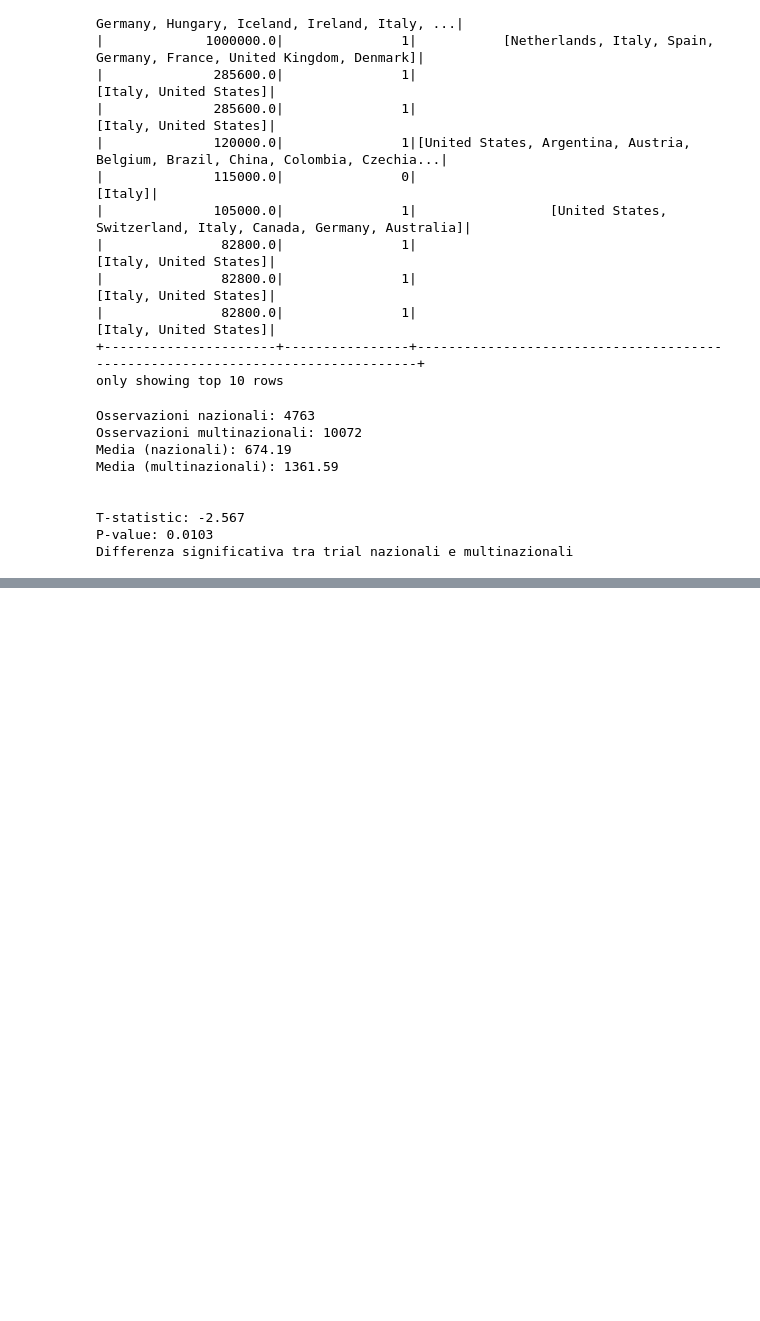
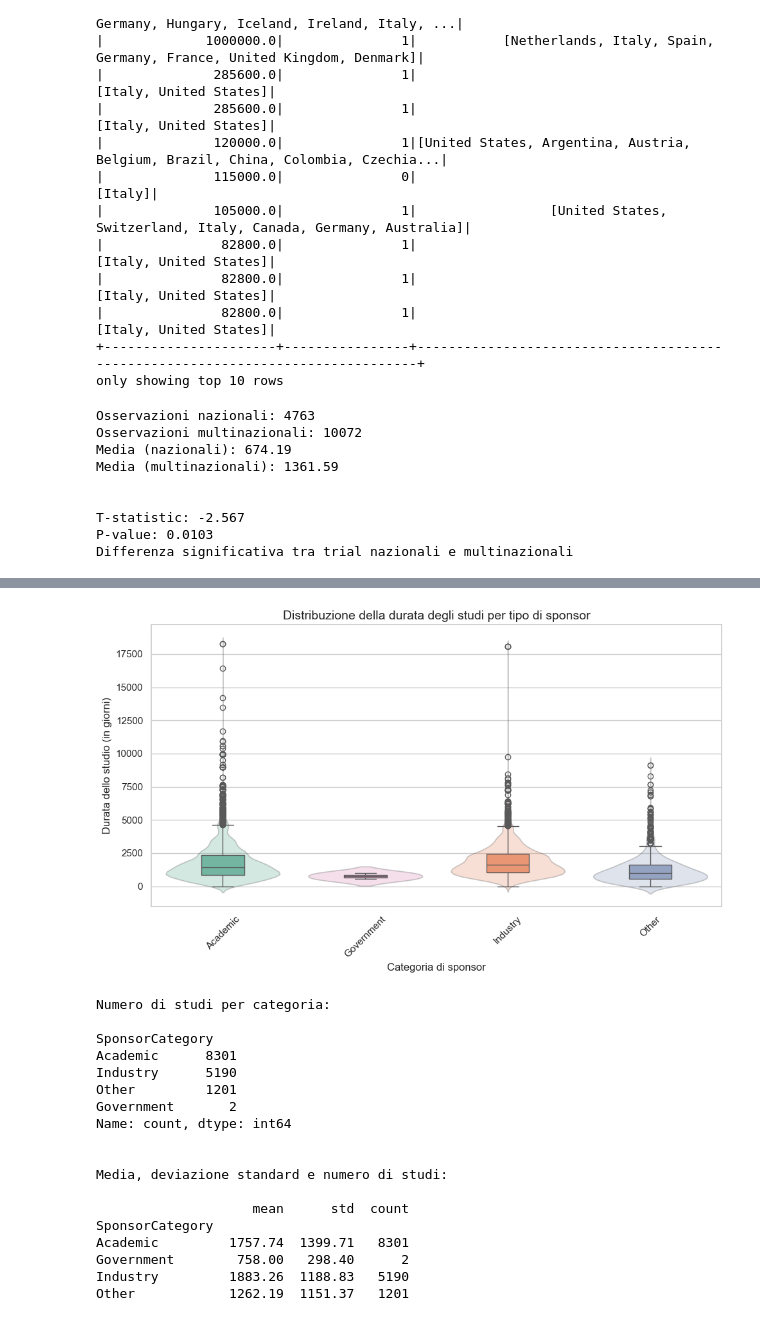
Before and after one commit to Leonard2310/MedAnalytics, a Jupyter notebook: homework.ipynb, the cells around one changed output, grey strips where cells are left out. Saved outputs shown, nothing was run; the diff lists cells and outputs as text; code cells hidden in the pictures; blank space fills up the shorter version.

```diff
--- a/homework.ipynb
+++ b/homework.ipynb
@@ -688,0 +823,51 @@ Differenza significativa tra trial nazionali e multinazionali
+# %%
+import seaborn as sns
+import matplotlib.pyplot as plt
+import pandas as pd
+
+# Boxplot e Violinplot
+plt.figure(figsize=(10, 6))
+sns.set(style="whitegrid")
+
+order = sorted(pdf_sponsor['SponsorCategory'].dropna().unique())
+
+sns.violinplot(data=pdf_sponsor, x="SponsorCategory", y="DurationDays", hue="SponsorCategory",
+               order=order, palette="Set2", inner=None, alpha=0.3, legend=False)
+sns.boxplot(data=pdf_sponsor, x="SponsorCategory", y="DurationDays", hue="SponsorCategory",
+            order=order, palette="Set2", width=0.3, legend=False)
+
+plt.title("Distribuzione della durata degli studi per tipo di sponsor", fontsize=14)
+plt.xlabel("Categoria di sponsor")
+plt.ylabel("Durata dello studio (in giorni)")
+plt.xticks(rotation=45)
+plt.tight_layout()
+plt.show()
+
+# Conteggio degli studi per categoria
+print("Numero di studi per categoria:\n")
+print(pdf_sponsor['SponsorCategory'].value_counts())
+print("\n")
+
+# Statistiche descrittive per categoria
+print("Media, deviazione standard e numero di studi:\n")
+print(pdf_sponsor.groupby("SponsorCategory")["DurationDays"].agg(["mean", "std", "count"]).round(2))
+# %% [output]
+[figure, added]
+Numero di studi per categoria:
+
+SponsorCategory
+Academic      8301
+Industry      5190
+Other         1201
+Government       2
+Name: count, dtype: int64
+
+
+Media, deviazione standard e numero di studi:
+
+                    mean      std  count
+SponsorCategory
+Academic         1757.74  1399.71   8301
+Government        758.00   298.40      2
+Industry         1883.26  1188.83   5190
+Other            1262.19  1151.37   1201
```
Also changed, not shown: parts of 9 cells of this notebook.
